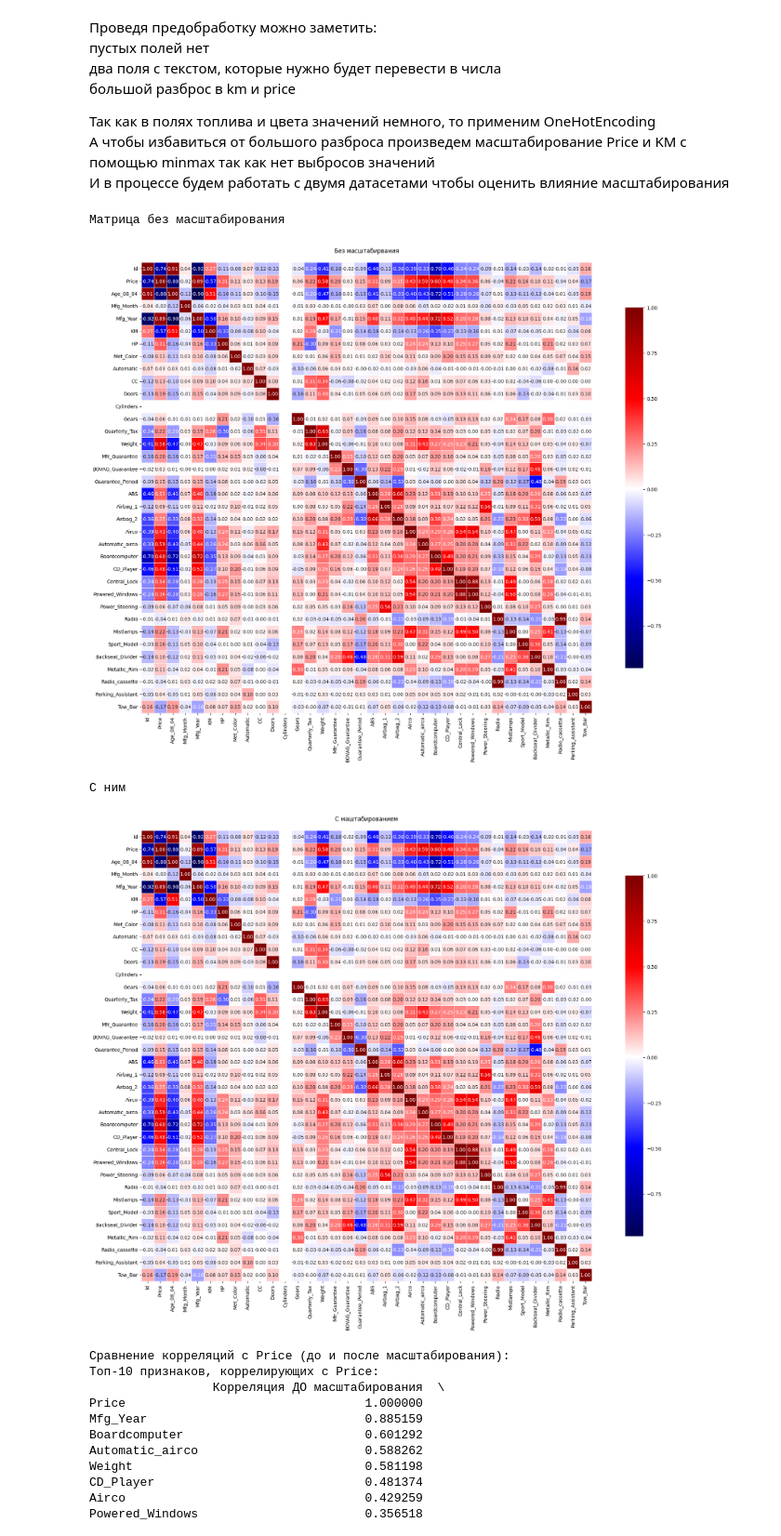
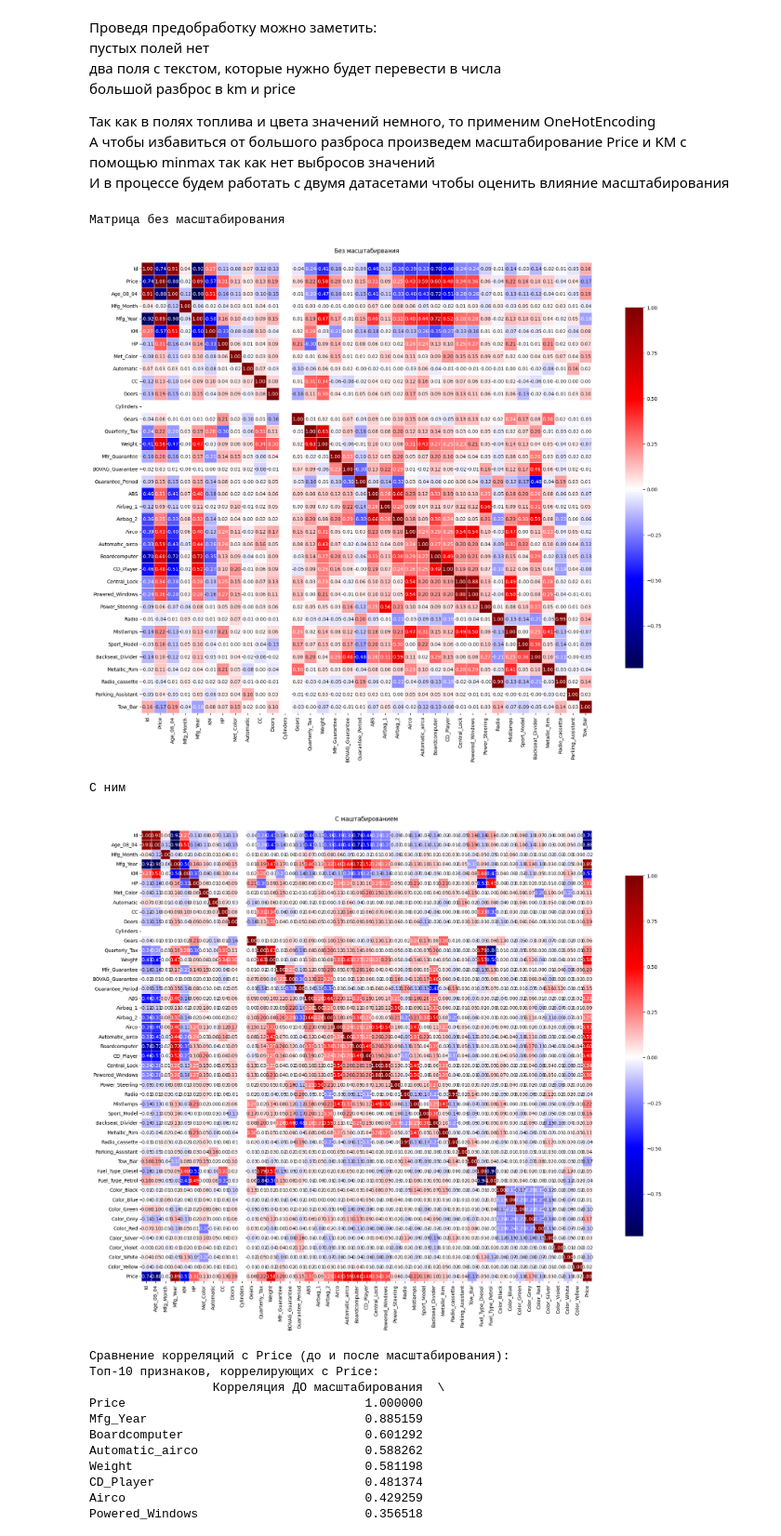
Before and after one commit to vaniiaaa/MLCourse, a Jupyter notebook: hw04_linreg/hw04_linreg.ipynb, the cells around one changed output. Shown at 93% size. Saved outputs shown, nothing was run; the diff lists cells and outputs as text; code cells hidden in the pictures.

```diff
--- a/hw04_linreg/hw04_linreg.ipynb
+++ b/hw04_linreg/hw04_linreg.ipynb
@@ -65,41 +58,69 @@ df_scaled[['Price', 'KM']] = scaller.fit_transform(df_scaled[['Price', 'KM']])
+# %%
+df_copy = df.copy()
+df = pd.get_dummies(df_copy, columns=['Fuel_Type', 'Color'], drop_first=True)
+
+df_final = pd.get_dummies(df_copy, columns=['Fuel_Type', 'Color'], drop_first=True)
+df_final.drop('Model', axis=1, inplace=True)
+scaler = StandardScaler()
+
+X_raw = df_final.drop('Price', axis=1)
+y = df_final['Price']
+
+X_scaled = pd.DataFrame(
+    scaler.fit_transform(X_raw),
+    columns=X_raw.columns,
+    index=X_raw.index
+)
+
+df_scaled = X_scaled.copy()
+df_scaled['Price'] = y
 # %%
 
 
 def MakeCorrMatr(data, title, flag, figsize=(20,15)):
+    if isinstance(data, np.ndarray):
+        data = pd.DataFrame(data)
+
+    if flag:
+        corr_matr = data.corr()
+    else:
+
+        numeric_cols = data.select_dtypes(include=[np.number]).columns
+        corr_matr = data[numeric_cols].corr()
     if flag:
         corr_matr = data.corr()
     else:
         numeric_cols = data.select_dtypes(include=[np.number]).columns
         corr_matr = data[numeric_cols].corr()
     plt.figure(figsize=figsize)
 
     sns.heatmap(
         corr_matr,
         annot=True,
         fmt='.2f',
         cmap='seismic',
         center=0,
         square=True,
         linewidths=0.5,
         cbar_kws={'shrink': 0.8}
     )
 
     plt.title(title, fontsize=12, pad=20)
     plt.tight_layout()
     plt.show()
 
     return corr_matr
 
 print("Матрица без масштабирования")
 corr = MakeCorrMatr(df, "Без масштабирвания", False)
 
 print("С ним")
 corr_sc = MakeCorrMatr(df_scaled, "С маштабированием", False)
 # %% [output]
 Матрица без масштабирования
 [figure]
 С ним
-[figure, old version]
+[figure, new version]
 # %%
 print("Сравнение корреляций с Price (до и после масштабирования):")
 
```
Also changed, not shown: parts of 7 cells of this notebook.
